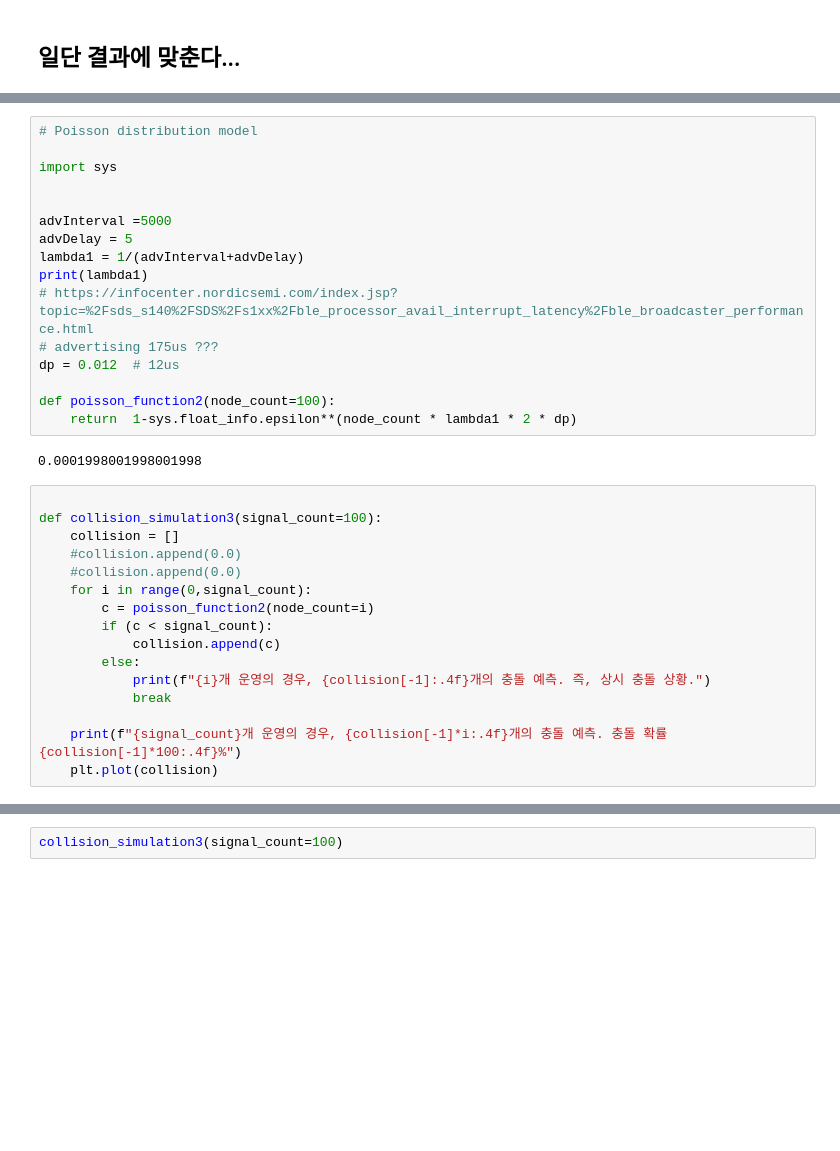
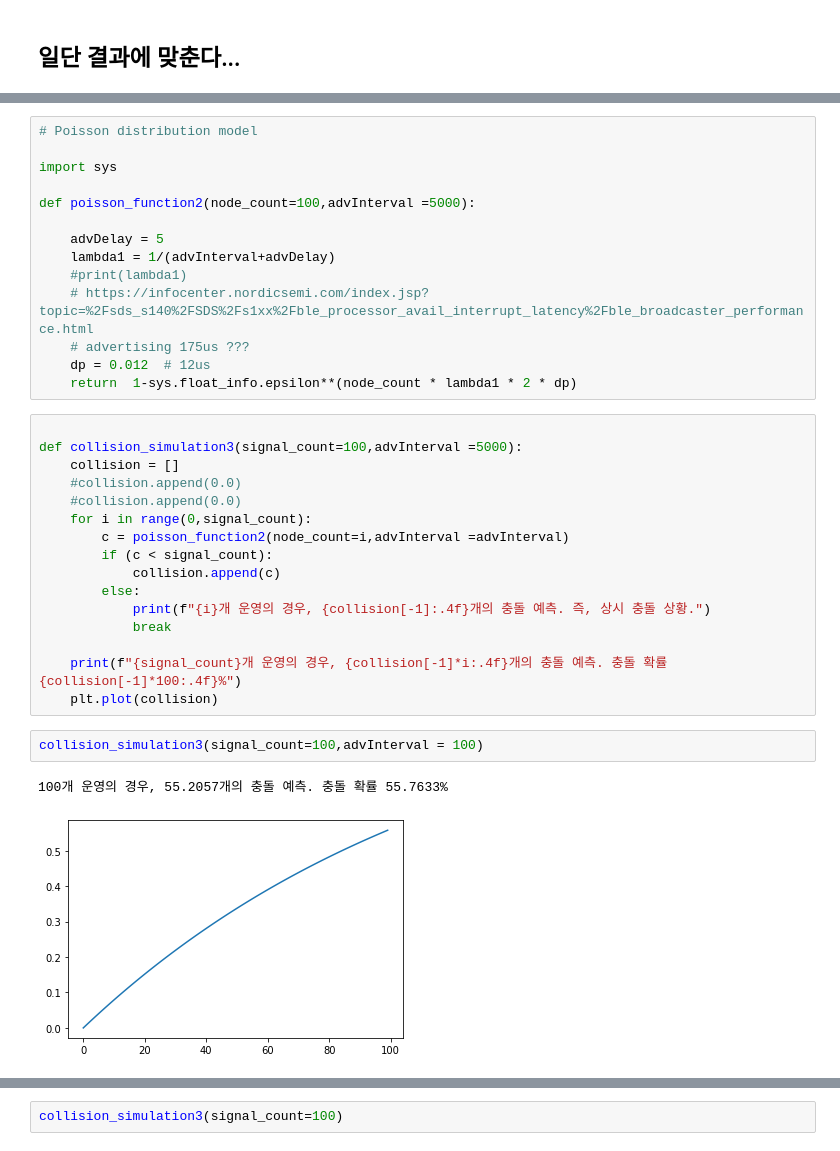
Before and after one commit to dolmani38/BLE-signal-collision-simulation, a Jupyter notebook: simulation_0625.ipynb, the cells around one changed output, grey strips where cells are left out. Saved outputs shown, nothing was run; the diff lists cells and outputs as text; blank space fills up the shorter version.

```diff
--- a/simulation_0625.ipynb
+++ b/simulation_0625.ipynb
@@ -224,27 +226,23 @@ collision_simulation2(signal_count=1000)
 
 import sys
 
+def poisson_function2(node_count=100,advInterval =5000):
 
-advInterval =5000
-advDelay = 5
-lambda1 = 1/(advInterval+advDelay)
-print(lambda1)
-# https://infocenter.nordicsemi.com/index.jsp?topic=%2Fsds_s140%2FSDS%2Fs1xx%2Fble_processor_avail_interrupt_latency%2Fble_broadcaster_performance.html
-# advertising 175us ???
-dp = 0.012  # 12us
-
-def poisson_function2(node_count=100):
+    advDelay = 5
+    lambda1 = 1/(advInterval+advDelay)
+    #print(lambda1)
+    # https://infocenter.nordicsemi.com/index.jsp?topic=%2Fsds_s140%2FSDS%2Fs1xx%2Fble_processor_avail_interrupt_latency%2Fble_broadcaster_performance.html
+    # advertising 175us ???
+    dp = 0.012  # 12us
     return  1-sys.float_info.epsilon**(node_count * lambda1 * 2 * dp)
-# %% [output]
-0.0001998001998001998
 # %%
 
-def collision_simulation3(signal_count=100):
+def collision_simulation3(signal_count=100,advInterval =5000):
     collision = []
     #collision.append(0.0)
     #collision.append(0.0)
     for i in range(0,signal_count):
-        c = poisson_function2(node_count=i)
+        c = poisson_function2(node_count=i,advInterval =advInterval)
         if (c < signal_count):
             collision.append(c)
         else:
@@ -253,3 +251,8 @@ def collision_simulation3(signal_count=100):
 
     print(f"{signal_count}개 운영의 경우, {collision[-1]*i:.4f}개의 충돌 예측. 충돌 확률 {collision[-1]*100:.4f}%")
     plt.plot(collision)
+# %%
+collision_simulation3(signal_count=100,advInterval = 100)
+# %% [output]
+100개 운영의 경우, 55.2057개의 충돌 예측. 충돌 확률 55.7633%
+[figure, added]
```
Also changed, not shown: parts of 2 cells of this notebook.
